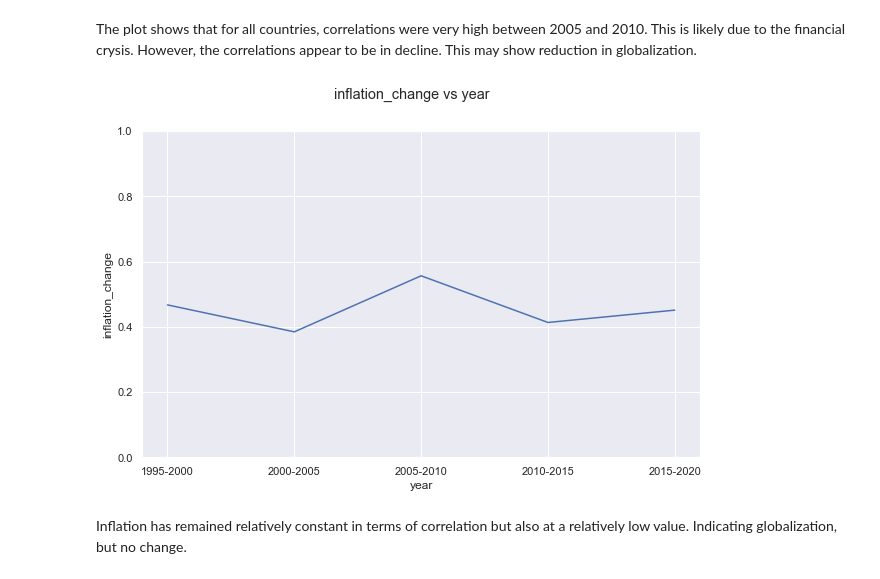
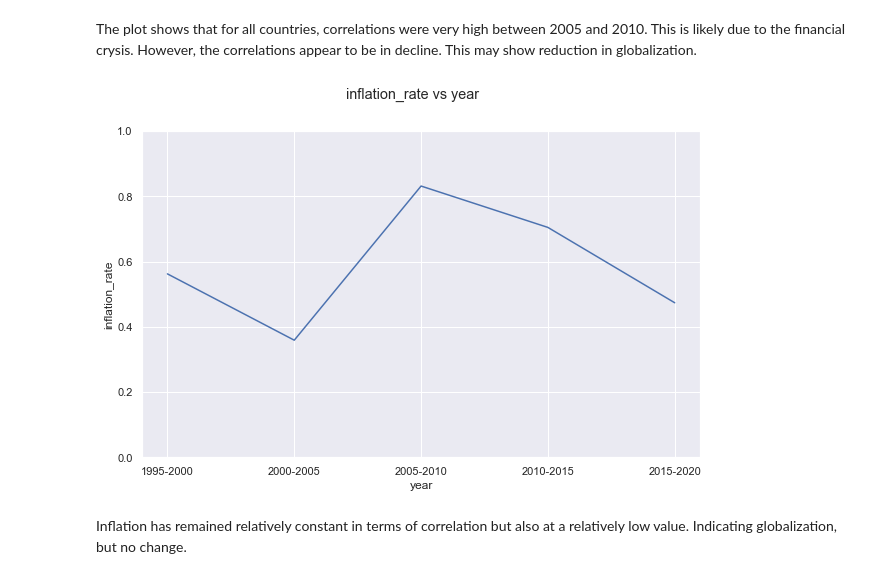
Before and after one commit to thudsonbu/ds-project-1, a Jupyter notebook: notebooks/project-2.ipynb, the cells around one changed output. Cells and saved outputs as stored; diff of their text form; code cells hidden in the pictures.

```diff
--- a/notebooks/project-2.ipynb
+++ b/notebooks/project-2.ipynb
@@ -572,9 +582,9 @@ The plot shows that for all countries, correlations were very high between 2005
 and 2010. This is likely due to the financial crysis. However, the correlations
 appear to be in decline. This may show reduction in globalization.
 # %%
-corr_line_plot( df, 'inflation_change', 'year', countries )
+corr_line_plot( df, 'inflation_rate', 'year', countries )
 # %% [output]
-[figure, old version]
+[figure, new version]
 # %% [markdown]
 Inflation has remained relatively constant in terms of correlation but also at
 a relatively low value. Indicating globalization, but no change.
```
Also changed, not shown: parts of 5 cells of this notebook.
